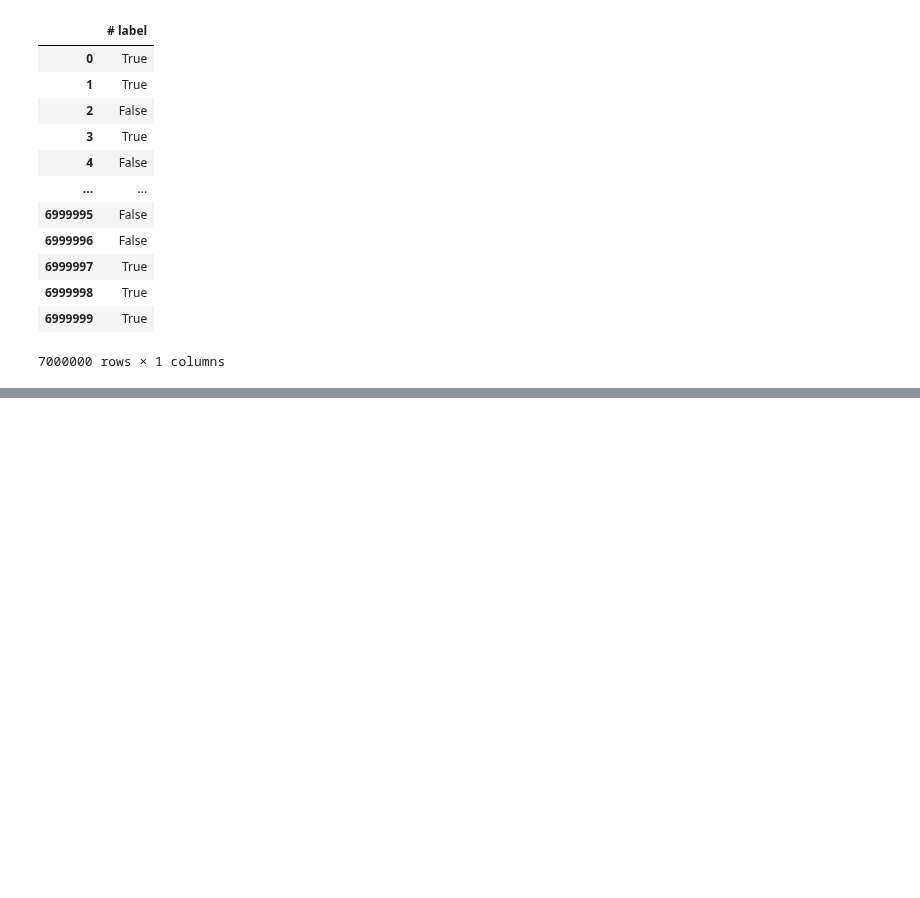
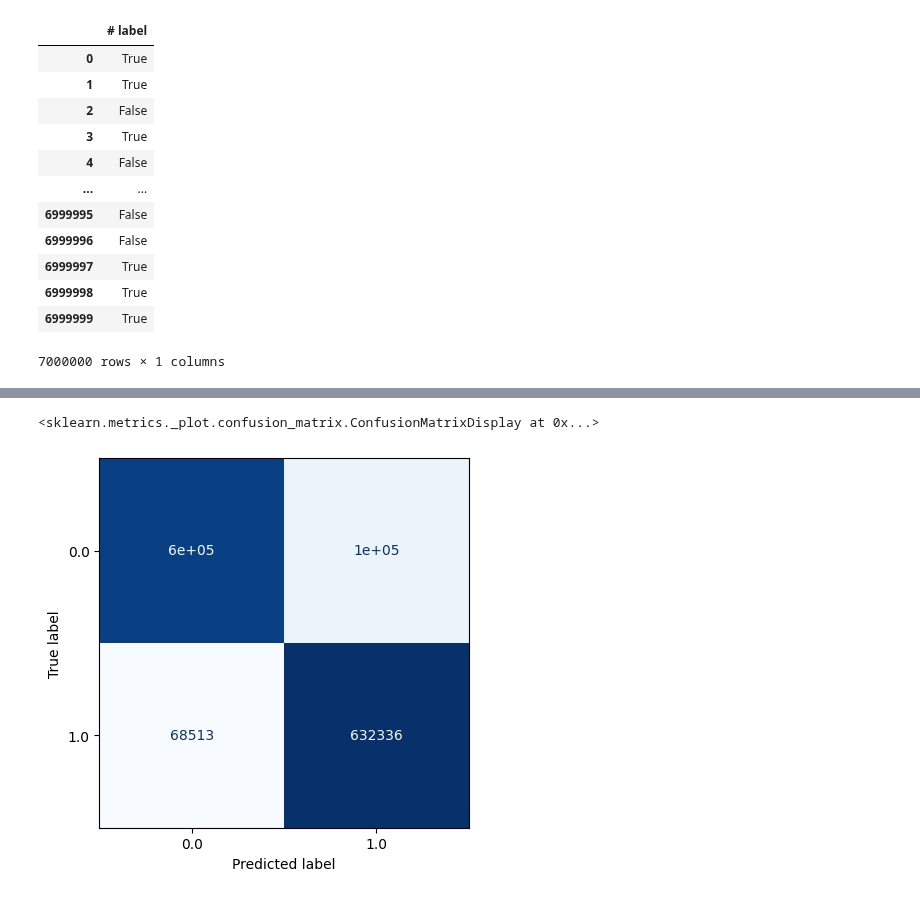
Before and after one commit to boneeyah/QTW, a Jupyter notebook: Case_Study_6.ipynb, the cells around one changed output, grey strips where cells are left out. Saved outputs shown, nothing was run; the diff lists cells and outputs as text; code cells hidden in the pictures; blank space fills up the shorter version.

```diff
--- a/Case_Study_6.ipynb
+++ b/Case_Study_6.ipynb
@@ -171,3 +170,26 @@ X_test = tf.convert_to_tensor(X_test)
 X_train = tf.convert_to_tensor(X_train)
 # %%
 del(X)
+# %%
+model1 = tf.keras.Sequential()
+model1.add(tf.keras.Input(shape=(27,)))
+model1.add(tf.keras.layers.Dense(100, activation='relu',name="Relu1"))
+model1.add(tf.keras.layers.Dense(79, activation='relu', name="Relu2"))
+model1.add(tf.keras.layers.Dense(56, activation='relu', name="Relu3"))
+model1.add(tf.keras.layers.Dense(23, activation='relu', name="Relu4"))
+model1.add(tf.keras.layers.Dropout(0.4))
+model1.add(tf.keras.layers.Dense(1, activation='sigmoid', name="Activation"))
+
+model1.compile(optimizer='adam',
+              loss=tf.keras.losses.BinaryCrossentropy(from_logits=False),
+              metrics = [tf.keras.metrics.AUC(from_logits=True), 'accuracy'])
+# %%
+es = EarlyStopping(monitor='val_accuracy',
+                                   mode='max', # don't minimize the accuracy!
+                                   patience=5,
+                                   restore_best_weights=True)
+now = datetime.datetime.now
+# %%
+t = now()
+model1.fit(X_train, y_train, epochs=100, batch_size=32, validation_split=0.2, callbacks=[es])
+print(' Training Time: %s' % (now() -t))
@@ -298,0 +308,4 @@ ConfusionMatrixDisplay.from_predictions(y_test,p,colorbar=False,cmap='Blues')
+# %%
+p1 = model1.predict(X_test)
+p1 = np.round(p1,0)
+np.savetxt("predictionsM1.csv",p1,delimiter=",")
@@ -298,0 +355,5 @@ ConfusionMatrixDisplay.from_predictions(y_test,p,colorbar=False,cmap='Blues')
+# %%
+ConfusionMatrixDisplay.from_predictions(y_test,p1,colorbar=False,cmap='Blues')
+# %% [output]
+<sklearn.metrics._plot.confusion_matrix.ConfusionMatrixDisplay at 0x...>
+[figure, added]
```
Also changed, not shown: parts of 15 cells of this notebook.
